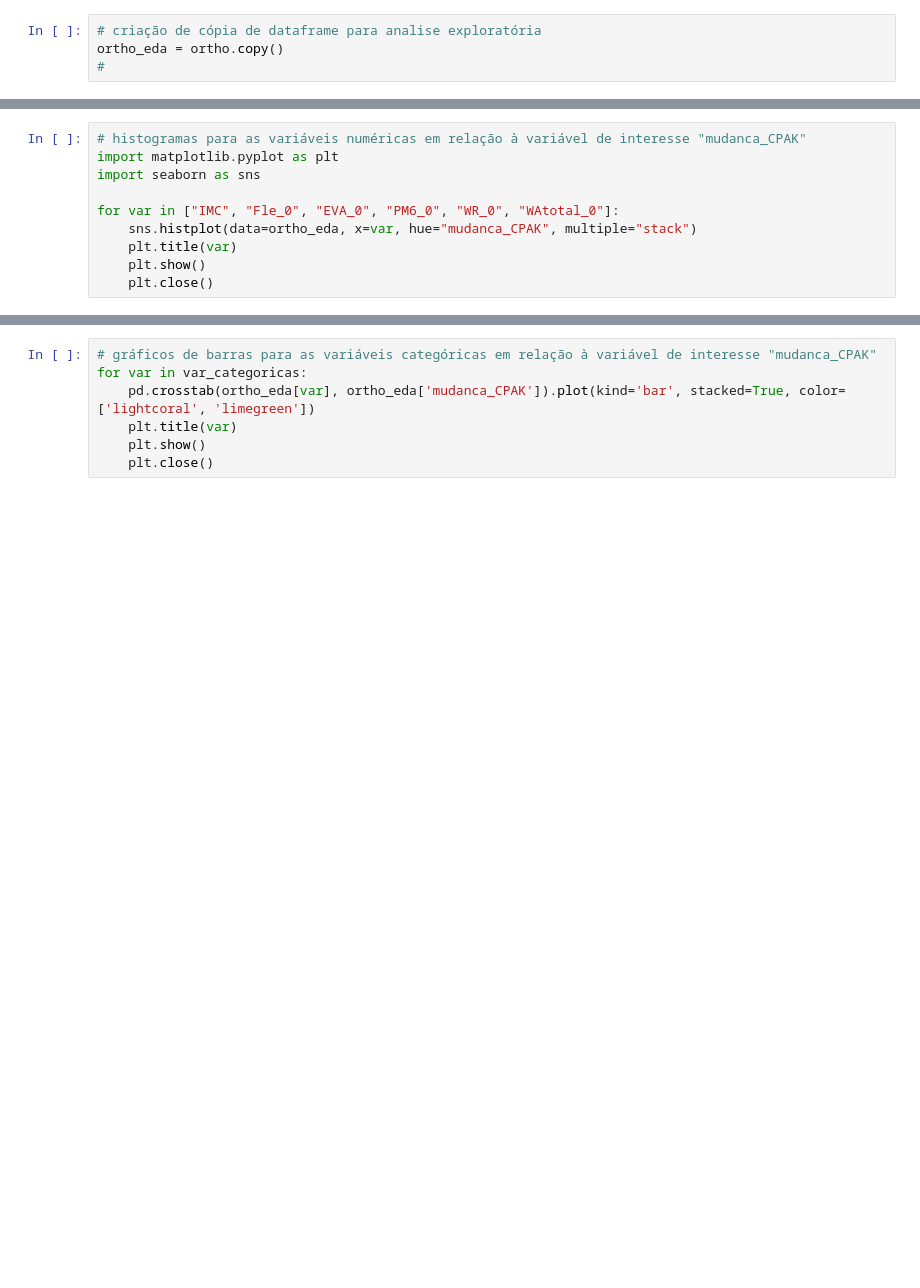
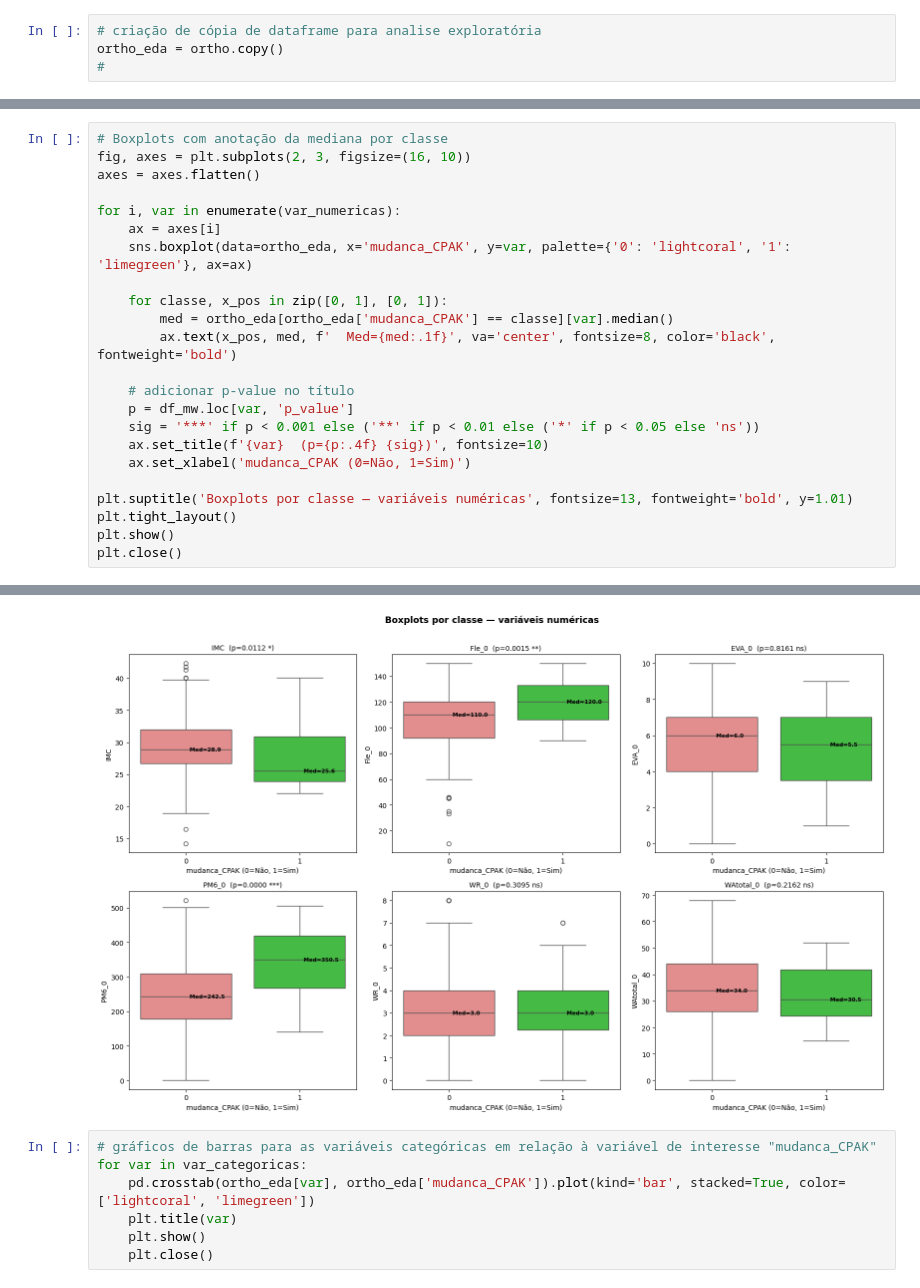
Before and after one commit to efigueira-hds/ML_Projeto_Final, a Jupyter notebook: EDA.ipynb, the cells around one changed output, grey strips where cells are left out. Drawn from its saved outputs; the diff is of its cells as text; blank space fills up the shorter version.

Commit message:
atualização de boxplots, matriz de correlação

```diff
--- a/EDA.ipynb
+++ b/EDA.ipynb
@@ -350,10 +348,0 @@ target = list(ortho_eda[["mudanca_CPAK"]].columns)
-# %%
-# histogramas para as variáveis numéricas em relação à variável de interesse "mudanca_CPAK"
-import matplotlib.pyplot as plt
-import seaborn as sns
-
-for var in ["IMC", "Fle_0", "EVA_0", "PM6_0", "WR_0", "WAtotal_0"]:
-    sns.histplot(data=ortho_eda, x=var, hue="mudanca_CPAK", multiple="stack")
-    plt.title(var)
-    plt.show()
-    plt.close()
@@ -366,0 +396,24 @@ for var in ["IMC", "Fle_0", "EVA_0", "PM6_0", "WR_0", "WAtotal_0"]:
+# %%
+# Boxplots com anotação da mediana por classe
+fig, axes = plt.subplots(2, 3, figsize=(16, 10))
+axes = axes.flatten()
+
+for i, var in enumerate(var_numericas):
+    ax = axes[i]
+    sns.boxplot(data=ortho_eda, x='mudanca_CPAK', y=var, palette={'0': 'lightcoral', '1': 'limegreen'}, ax=ax)
+
+    for classe, x_pos in zip([0, 1], [0, 1]):
+        med = ortho_eda[ortho_eda['mudanca_CPAK'] == classe][var].median()
+        ax.text(x_pos, med, f'  Med={med:.1f}', va='center', fontsize=8, color='black', fontweight='bold')
+
+    # adicionar p-value no título
+    p = df_mw.loc[var, 'p_value']
+    sig = '***' if p < 0.001 else ('**' if p < 0.01 else ('*' if p < 0.05 else 'ns'))
+    ax.set_title(f'{var}  (p={p:.4f} {sig})', fontsize=10)
+    ax.set_xlabel('mudanca_CPAK (0=Não, 1=Sim)')
+
+plt.suptitle('Boxplots por classe — variáveis numéricas', fontsize=13, fontweight='bold', y=1.01)
+plt.tight_layout()
+plt.show()
+plt.close()
+# %% [output]
@@ -367,3 +437,4 @@ for var in ["IMC", "Fle_0", "EVA_0", "PM6_0", "WR_0", "WAtotal_0"]:
+[figure, added]
 # %%
 # gráficos de barras para as variáveis categóricas em relação à variável de interesse "mudanca_CPAK"
 for var in var_categoricas:
```
Also changed, not shown: parts of 9 cells of this notebook.
